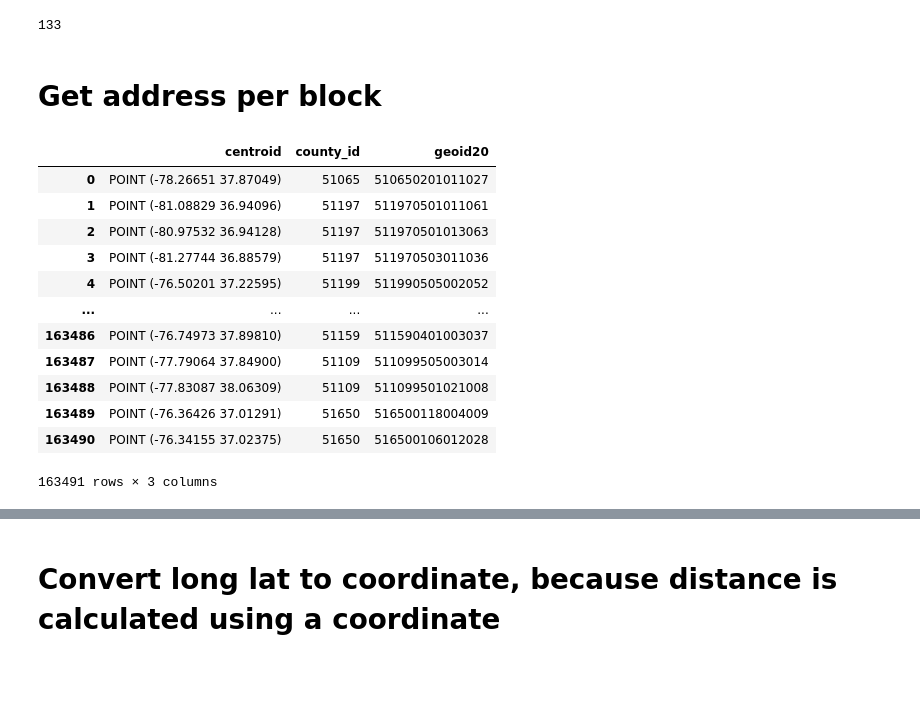
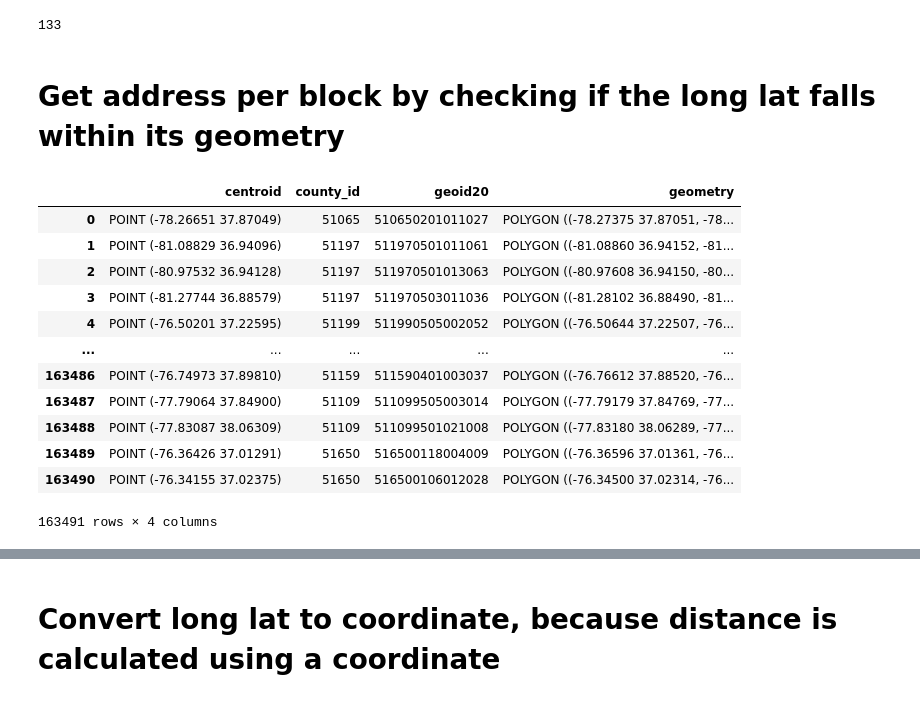
Before and after one commit to uva-bi-sdad/sdc.broadband_dev, a Jupyter notebook: Address/code/retrieve block address.ipynb, the cells around one changed output, grey strips where cells are left out. Cells and saved outputs as stored; diff of their text form; code cells hidden in the pictures; blank space fills up the shorter version.

```diff
--- a/Address/code/retrieve block address.ipynb
+++ b/Address/code/retrieve block address.ipynb
@@ -179,23 +163,23 @@ len(block_df['id'].unique())
 # %% [output]
 133
 # %% [markdown]
-# Get address per block
+# Get address per block by checking if the long lat falls within its geometry
 # %%
-fdf = block_df[['centroid', 'id', 'GEOID20']]
+fdf = block_df[['centroid', 'id', 'GEOID20','geometry']]
 fdf = fdf.rename(columns = {'id': 'county_id', 'GEOID20': 'geoid20'})
 fdf.sort_values('county_id')
 fdf
 # %% [output]
-|  | centroid | county_id | geoid20 |
-| 0 | POINT (-78.26651 37.87049) | 51065 | 510650201011027 |
-| 1 | POINT (-81.08829 36.94096) | 51197 | 511970501011061 |
-| 2 | POINT (-80.97532 36.94128) | 51197 | 511970501013063 |
-| 3 | POINT (-81.27744 36.88579) | 51197 | 511970503011036 |
-| 4 | POINT (-76.50201 37.22595) | 51199 | 511990505002052 |
-| ... | ... | ... | ... |
-| 163486 | POINT (-76.74973 37.89810) | 51159 | 511590401003037 |
-| 163487 | POINT (-77.79064 37.84900) | 51109 | 511099505003014 |
-| 163488 | POINT (-77.83087 38.06309) | 51109 | 511099501021008 |
-| 163489 | POINT (-76.36426 37.01291) | 51650 | 516500118004009 |
-| 163490 | POINT (-76.34155 37.02375) | 51650 | 516500106012028 |
+|  | centroid | county_id | geoid20 | geometry |
+| 0 | POINT (-78.26651 37.87049) | 51065 | 510650201011027 | POLYGON ((-78.27375 37.87051, -78... |
+| 1 | POINT (-81.08829 36.94096) | 51197 | 511970501011061 | POLYGON ((-81.08860 36.94152, -81... |
+| 2 | POINT (-80.97532 36.94128) | 51197 | 511970501013063 | POLYGON ((-80.97608 36.94150, -80... |
+| 3 | POINT (-81.27744 36.88579) | 51197 | 511970503011036 | POLYGON ((-81.28102 36.88490, -81... |
+| 4 | POINT (-76.50201 37.22595) | 51199 | 511990505002052 | POLYGON ((-76.50644 37.22507, -76... |
+| ... | ... | ... | ... | ... |
+| 163486 | POINT (-76.74973 37.89810) | 51159 | 511590401003037 | POLYGON ((-76.76612 37.88520, -76... |
+| 163487 | POINT (-77.79064 37.84900) | 51109 | 511099505003014 | POLYGON ((-77.79179 37.84769, -77... |
+| 163488 | POINT (-77.83087 38.06309) | 51109 | 511099501021008 | POLYGON ((-77.83180 38.06289, -77... |
+| 163489 | POINT (-76.36426 37.01291) | 51650 | 516500118004009 | POLYGON ((-76.36596 37.01361, -76... |
+| 163490 | POINT (-76.34155 37.02375) | 51650 | 516500106012028 | POLYGON ((-76.34500 37.02314, -76... |
-163491 rows × 3 columns
+163491 rows × 4 columns
```
Also changed, not shown: parts of 17 cells of this notebook, 3 other files.
